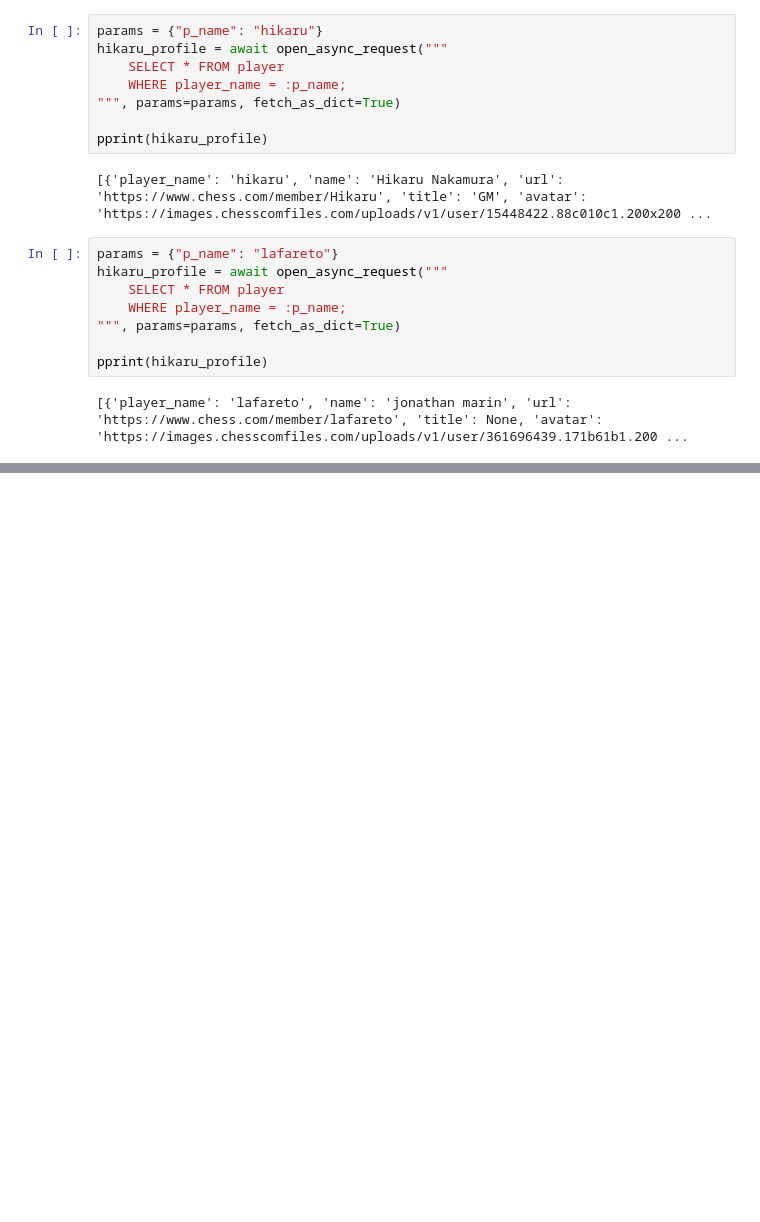
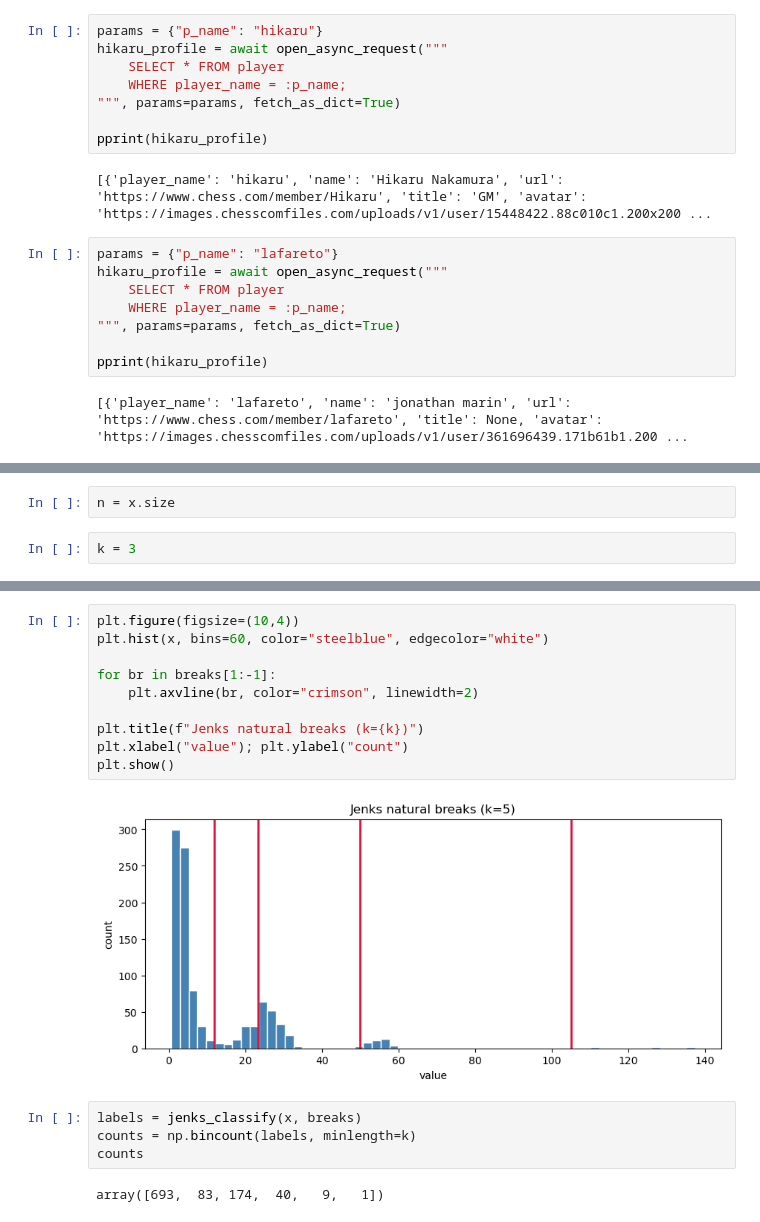
Before and after one commit to marinlafare/last_chessism, a Jupyter notebook: testing.ipynb, the cells around one changed output, grey strips where cells are left out. Cells and saved outputs as stored; diff of their text form; blank space fills up the shorter version.

```diff
--- a/testing.ipynb
+++ b/testing.ipynb
@@ -857,0 +881,4 @@ pprint(hikaru_profile)
+# %%
+n = x.size
+# %%
+k = 3
@@ -857,0 +974,18 @@ pprint(hikaru_profile)
+# %%
+plt.figure(figsize=(10,4))
+plt.hist(x, bins=60, color="steelblue", edgecolor="white")
+
+for br in breaks[1:-1]:
+    plt.axvline(br, color="crimson", linewidth=2)
+
+plt.title(f"Jenks natural breaks (k={k})")
+plt.xlabel("value"); plt.ylabel("count")
+plt.show()
+# %% [output]
+[figure, added]
+# %%
+labels = jenks_classify(x, breaks)
+counts = np.bincount(labels, minlength=k)
+counts
+# %% [output]
+array([693,  83, 174,  40,   9,   1])
```
Also changed, not shown: parts of 13 cells of this notebook, 16 other files.
